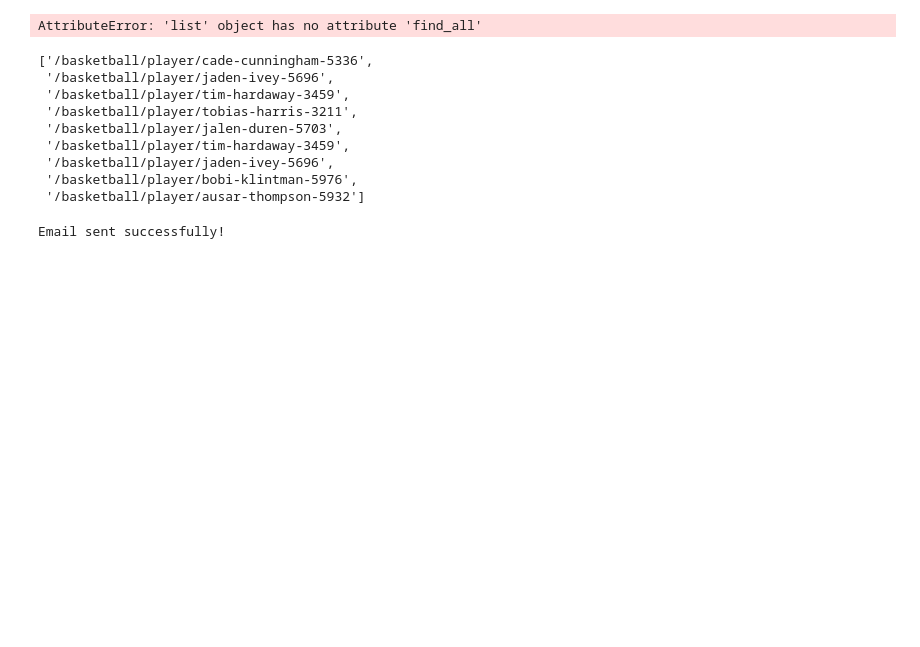
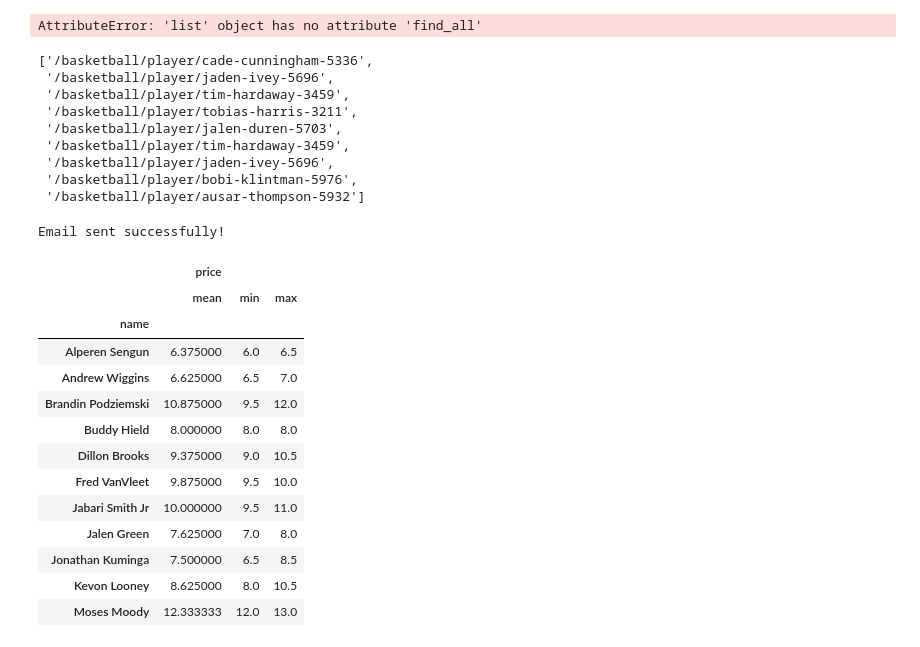
Before and after one commit to martinbog19/LeFirstBasket, a Jupyter notebook: starting_lineups.ipynb, the cells around one changed output. Cells and saved outputs as stored; diff of their text form; code cells hidden in the pictures; blank space fills up the shorter version.

```diff
--- a/starting_lineups.ipynb
+++ b/starting_lineups.ipynb
@@ -358,0 +418,19 @@ os.getenv("k")
+# %%
+odds = pd.read_csv('data/odds_first_basket.csv')
+# %%
+odds[odds['game_id'] == '202412050GSW'].groupby('name').agg({'price': ['mean', 'min', 'max']})
+# %% [output]
+|  | price |  |  |
+|  | mean | min | max |
+| name |  |  |  |
+| Alperen Sengun | 6.375000 | 6.0 | 6.5 |
+| Andrew Wiggins | 6.625000 | 6.5 | 7.0 |
+| Brandin Podziemski | 10.875000 | 9.5 | 12.0 |
+| Buddy Hield | 8.000000 | 8.0 | 8.0 |
+| Dillon Brooks | 9.375000 | 9.0 | 10.5 |
+| Fred VanVleet | 9.875000 | 9.5 | 10.0 |
+| Jabari Smith Jr | 10.000000 | 9.5 | 11.0 |
+| Jalen Green | 7.625000 | 7.0 | 8.0 |
+| Jonathan Kuminga | 7.500000 | 6.5 | 8.5 |
+| Kevon Looney | 8.625000 | 8.0 | 10.5 |
+| Moses Moody | 12.333333 | 12.0 | 13.0 |
```
Also changed, not shown: parts of 1 cell of this notebook.
